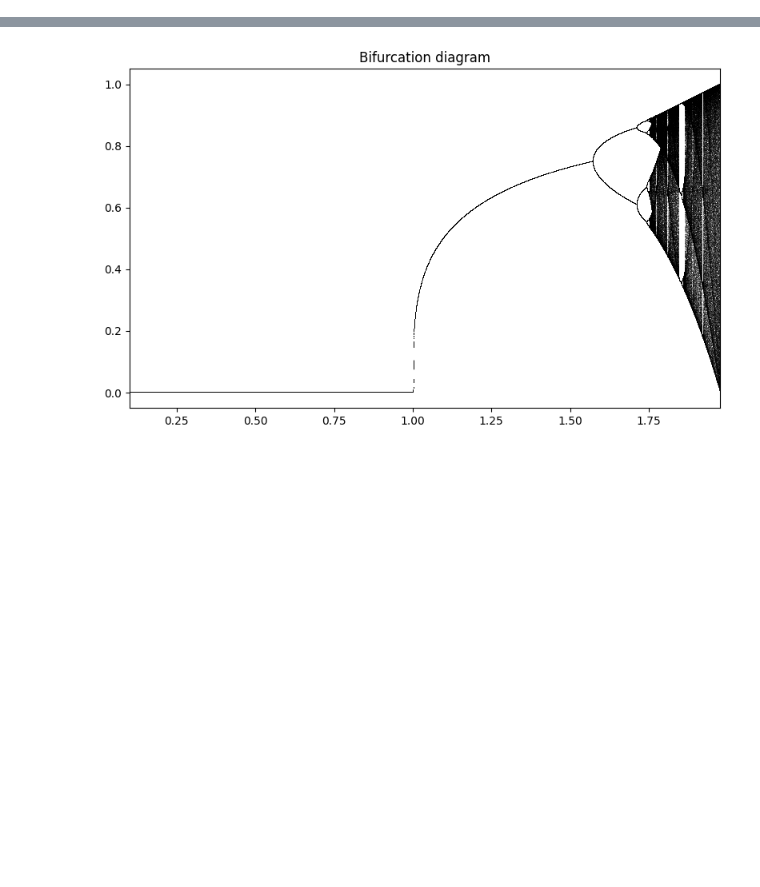
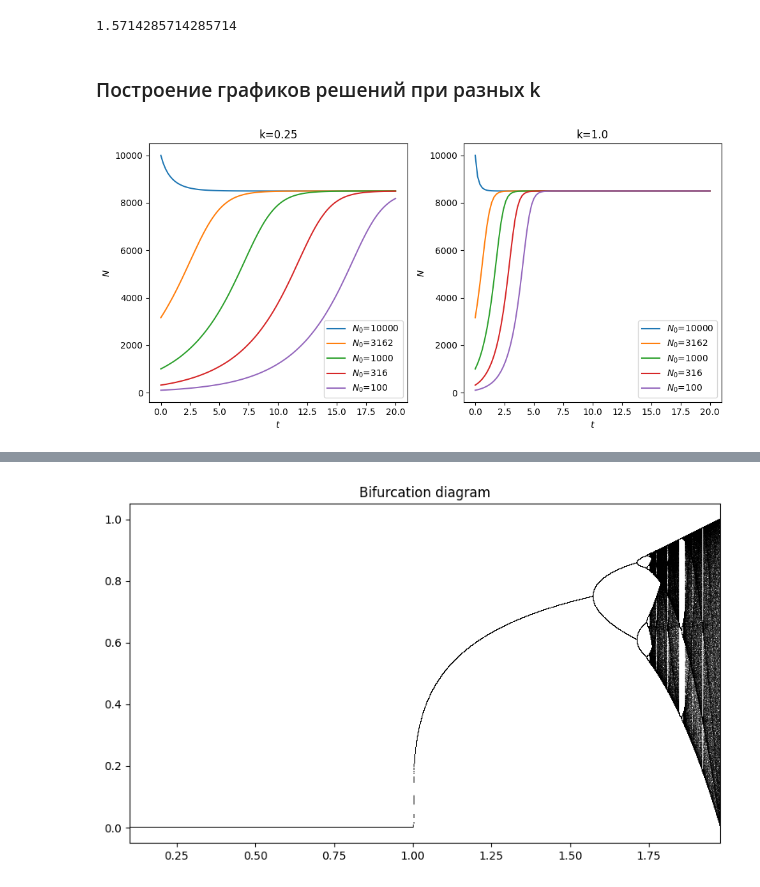
Before and after one commit to ravilkooo/mat_mod, a Jupyter notebook: lab-1/Task_1.ipynb, the cells around one changed output, grey strips where cells are left out. Cells and saved outputs as stored; diff of their text form; code cells hidden in the pictures; blank space fills up the shorter version.

Commit message:
task1: graphic for stabilty points

```diff
--- a/lab-1/draw_bifurc_diagr.ipynb
+++ b/lab-1/Task_1.ipynb
@@ -4,2 +5,37 @@ import matplotlib.pyplot as plt
 # %%
 alpha = 3.5
+N_inf = 8500
+k = 0.03
+# %%
+1+2/alpha
+# %% [output]
+1.5714285714285714
+# %% [markdown]
+### Построение графиков решений при разных k
+# %%
+def get_f(_k, _a):
+    def f(N, t):
+        return _k*N*(1-(N/N_inf)**_a)
+    return f
+# %%
+n = 100
+t_end = 20
+t_eval = np.linspace(0, t_end, n+1)
+# %%
+fig, ax = plt.subplots(1, 2, figsize = (5*2, 5), sharex=True, sharey=True)
+for i, cur_k in enumerate([0.25, 1.00]):
+    rhs = get_f(cur_k, alpha)
+    N_0 = sorted(np.round(np.logspace(2,4,5)), reverse=True)
+    for _n in N_0:
+        sol = odeint(rhs, [_n], t_eval)
+        ax[i].plot(t_eval, sol, label='$N_0$={:.0f}'.format(_n))
+    ax[i].set_xlabel('$t$')
+    ax[i].set_ylabel('$N$')
+    ax[i].set_title(f'k={cur_k}')
+    ax[i].xaxis.set_tick_params(labelbottom=True)
+    ax[i].yaxis.set_tick_params(labelbottom=True)
+    ax[i].legend()
+fig.tight_layout()
+plt.show()
+# %% [output]
+[figure, added]
```
Also changed, not shown: parts of 6 cells of this notebook, 1 other file.
